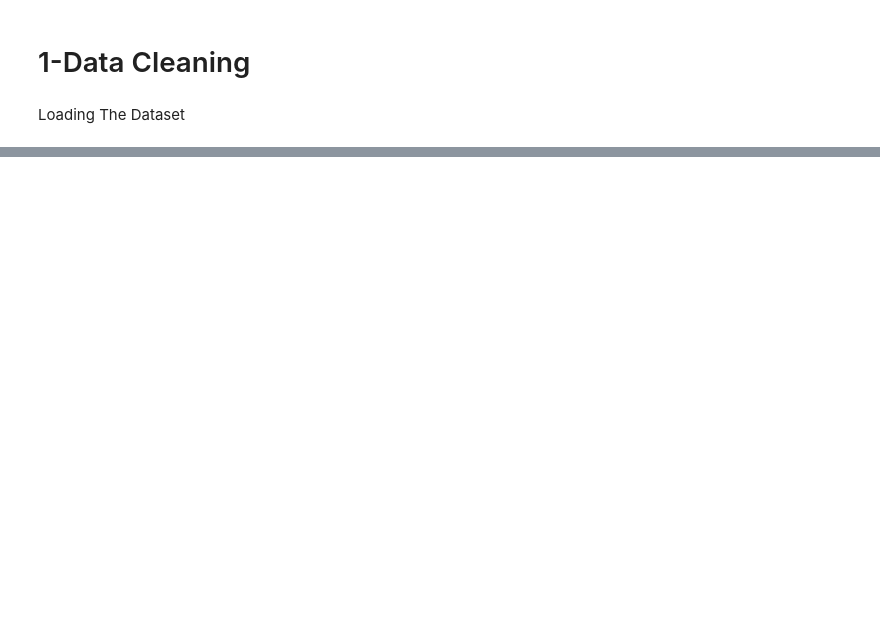
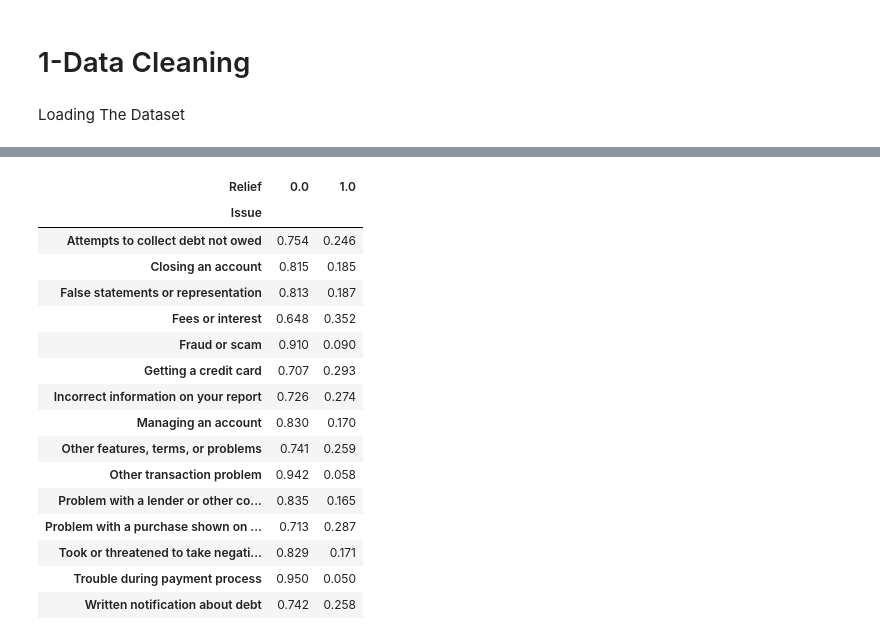
Before and after one commit to kya6/Cinsight, a Jupyter notebook: Cinsight.ipynb, the cells around one changed output, grey strips where cells are left out. Drawn from its saved outputs; the diff is of its cells as text; code cells hidden in the pictures; blank space fills up the shorter version.

```diff
--- a/Cinsight.ipynb
+++ b/Cinsight.ipynb
@@ -221,0 +981,30 @@ Updated dataset shape: (81886, 13)
+# %%
+# Check Relief rates for the most common Issue categories
+
+top_issues = df["Issue"].value_counts().head(15).index
+
+issue_relief = pd.crosstab(
+    df.loc[df["Issue"].isin(top_issues), "Issue"],
+    df.loc[df["Issue"].isin(top_issues), "Relief"],
+    normalize="index"
+).round(3)
+
+display(issue_relief)
+# %% [output]
+| Relief | 0.0 | 1.0 |
+| Issue |  |  |
+| Attempts to collect debt not owed | 0.754 | 0.246 |
+| Closing an account | 0.815 | 0.185 |
+| False statements or representation | 0.813 | 0.187 |
+| Fees or interest | 0.648 | 0.352 |
+| Fraud or scam | 0.910 | 0.090 |
+| Getting a credit card | 0.707 | 0.293 |
+| Incorrect information on your report | 0.726 | 0.274 |
+| Managing an account | 0.830 | 0.170 |
+| Other features, terms, or problems | 0.741 | 0.259 |
+| Other transaction problem | 0.942 | 0.058 |
+| Problem with a lender or other co... | 0.835 | 0.165 |
+| Problem with a purchase shown on ... | 0.713 | 0.287 |
+| Took or threatened to take negati... | 0.829 | 0.171 |
+| Trouble during payment process | 0.950 | 0.050 |
+| Written notification about debt | 0.742 | 0.258 |
```
Also changed, not shown: parts of 144 cells of this notebook.
